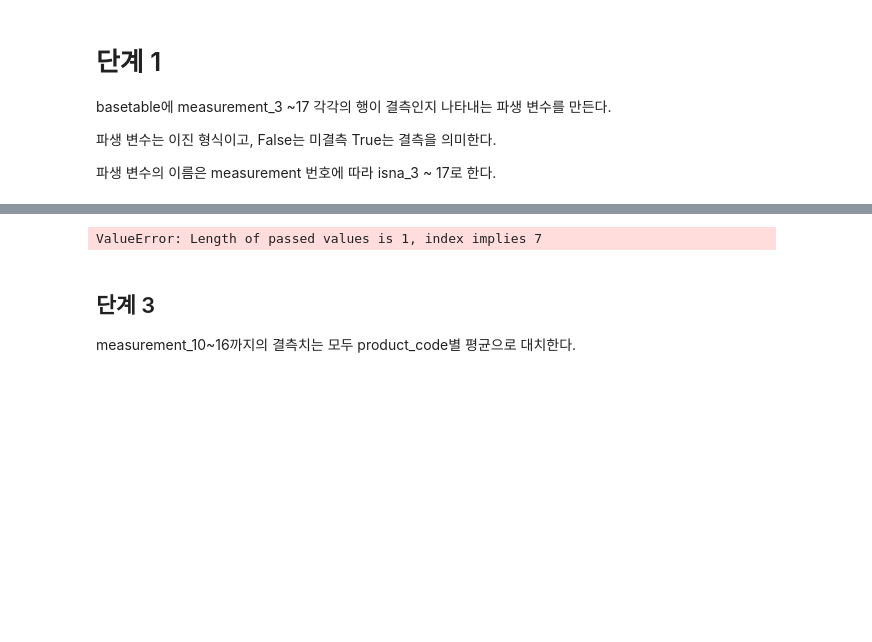
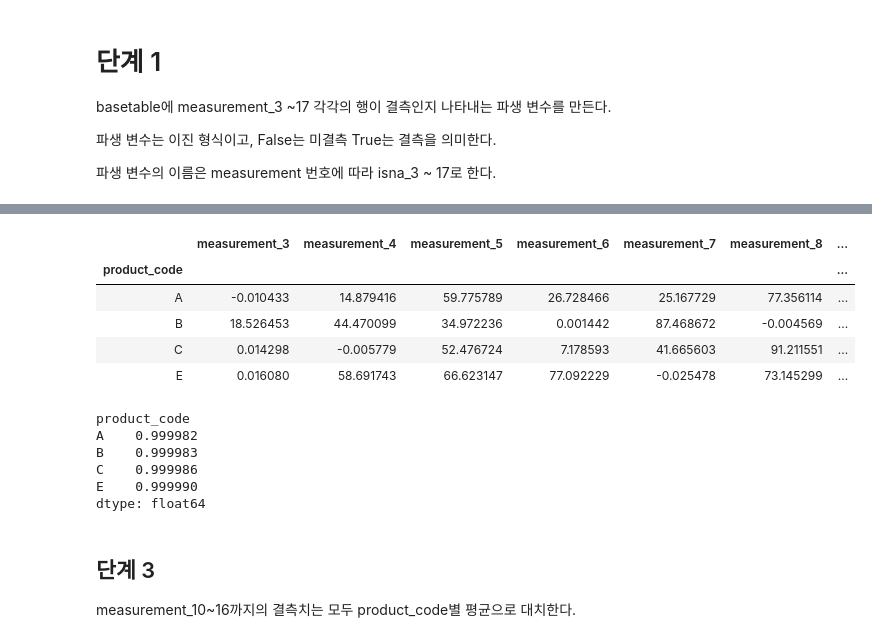
Before and after one commit to sunkusun9/DS_Lv3_2306, a Jupyter notebook: sec_ds_lv3_prob1_prob.ipynb, the cells around one changed output, grey strips where cells are left out. Cells and saved outputs as stored; diff of their text form; code cells hidden in the pictures; blank space fills up the shorter version.

```diff
--- a/sec_ds_lv3_prob1_prob.ipynb
+++ b/sec_ds_lv3_prob1_prob.ipynb
@@ -215,8 +207,0 @@ for c in df_basetable['product_code'].unique():
-# %%
-X_lr = ['measurement_{}'.format(i) for i in range(3, 10)]
-target = ['measurement_17']
-s_lr = df_basetable.dropna().groupby('product_code')\
-            .apply(lambda x: LinearRegression().fit(x[X_lr], x[target]))
-s_lr.apply(lambda x: pd.Series(x.coef_, index=X_lr))
-# %% [output]
-ValueError: Length of passed values is 1, index implies 7
@@ -223,3 +215,29 @@ ValueError: Length of passed values is 1, index implies 7
+# %%
+X_lr = ['measurement_{}'.format(i) for i in range(3, 10)]
+target = ['measurement_17']
+s_lr = df_basetable.dropna().groupby('product_code')\
+            .apply(lambda x: LinearRegression().fit(x[X_lr], x[target]))
+s_lr.apply(lambda x: pd.Series(x.coef_[0], index=X_lr))\
+        .join(s_lr.apply(lambda x: x.intercept_[0]).rename('intercept'))
+# %% [output]
+|  | measurement_3 | measurement_4 | measurement_5 | measurement_6 | measurement_7 | measurement_8 | ... |
+| product_code |  |  |  |  |  |  | ... |
+| A | -0.010433 | 14.879416 | 59.775789 | 26.728466 | 25.167729 | 77.356114 | ... |
+| B | 18.526453 | 44.470099 | 34.972236 | 0.001442 | 87.468672 | -0.004569 | ... |
+| C | 0.014298 | -0.005779 | 52.476724 | 7.178593 | 41.665603 | 91.211551 | ... |
+| E | 0.016080 | 58.691743 | 66.623147 | 77.092229 | -0.025478 | 73.145299 | ... |
+# %%
+from sklearn.metrics import r2_score
+df_basetable.dropna().groupby('product_code').apply(
+    lambda x: r2_score(x[target], s_lr.loc[x.name].predict(x[X_lr]))
+)
+# %% [output]
+product_code
+A    0.999982
+B    0.999983
+C    0.999986
+E    0.999990
+dtype: float64
 # %% [markdown]
 ## 단계 3
 
```
Also changed, not shown: parts of 12 cells of this notebook.
